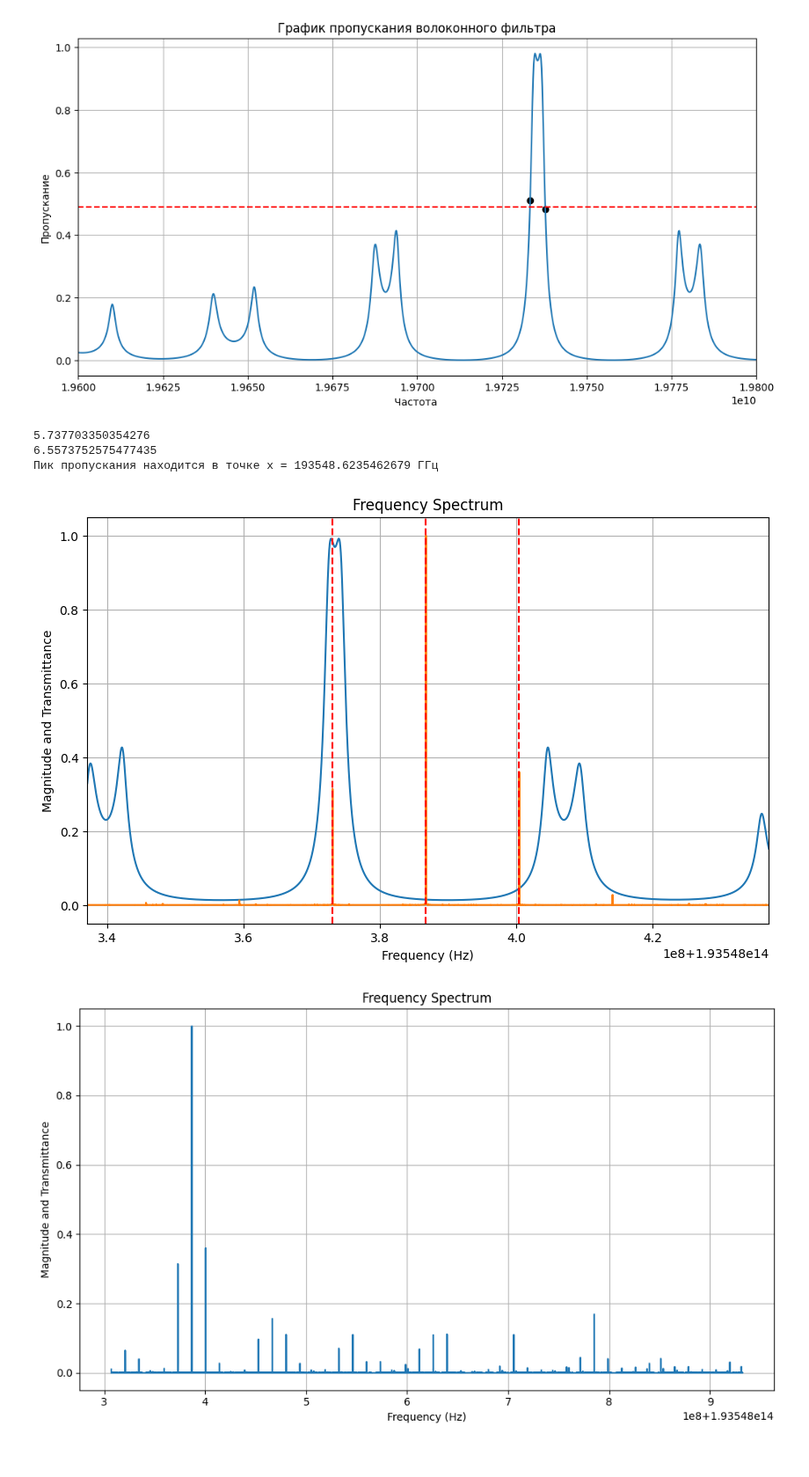
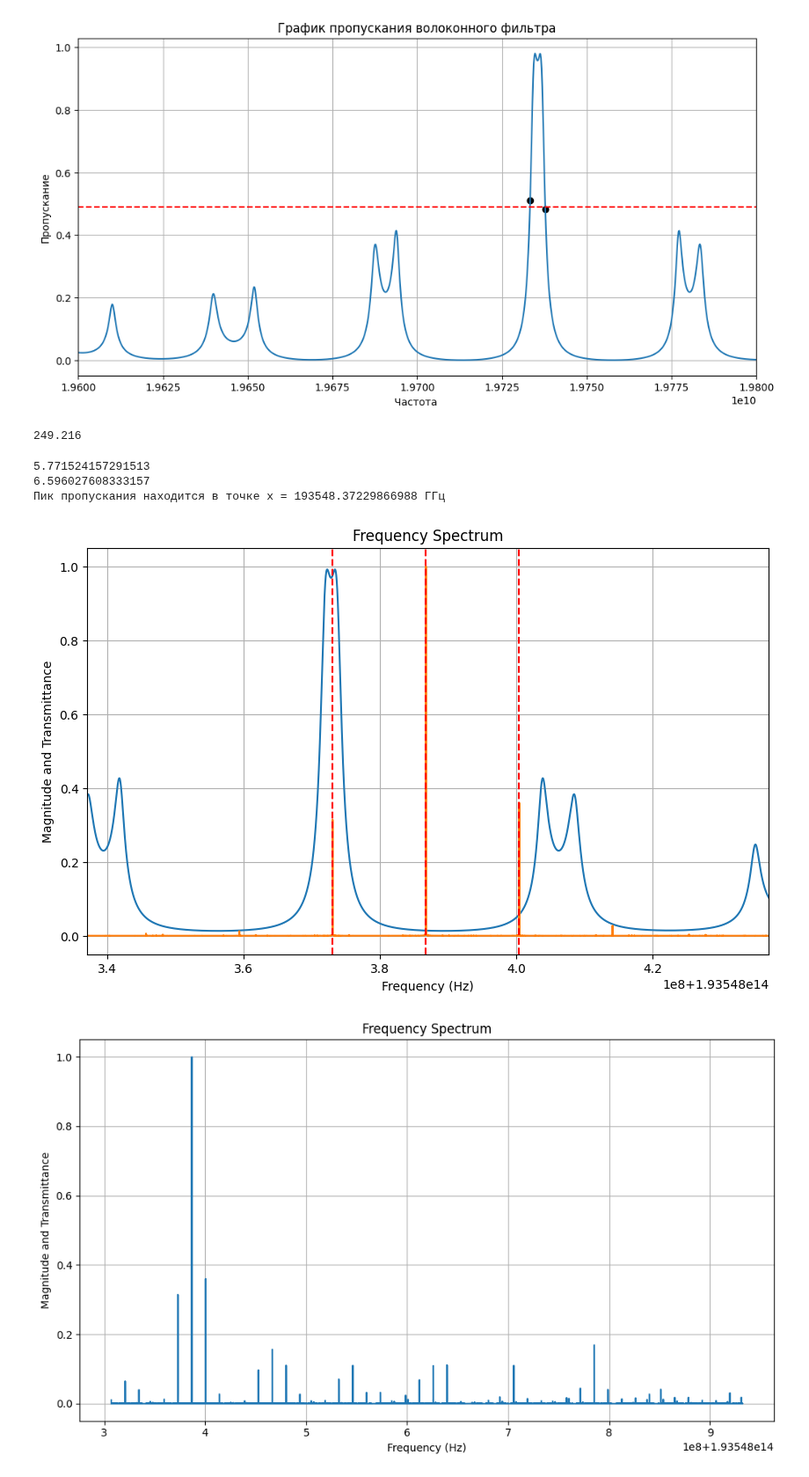
Before and after one commit to Orange-spearow/Finally_praktika, a Jupyter notebook: Подбор волоконных фильтров 3.ipynb, the cells around one changed output. Shown at 88% size. Cells and saved outputs as stored; diff of their text form; code cells hidden in the pictures.

```diff
--- a/Подбор волоконных фильтров 3.ipynb
+++ b/Подбор волоконных фильтров 3.ipynb
@@ -137,11 +137,13 @@ def a(FSR):
     max_x_value = freq[max_peak_index]
     return max_x_value
 def b(freq):
-    FSR = 249.893e6
+    FSR = 249.89e6
     while abs((a(FSR)  - (c/h - 14e6))) > 1e6:
         FSR-=0.001e6
     return FSR
 print(b(freq)/1e6)
+# %% [output]
+249.216
 # %%
 import numpy as np
 from scipy.interpolate import interp1d
@@ -203,16 +205,16 @@ h = 1550e-9
 f_Er = c/h
 freq = freq - 80e6 + c/h
 #249.894, 249.944, 250.685
-#250.685
-#5.737703350354276
-#6.5573752575477435
+#249.216
+#5.771524157291513
+#6.596027608333157
 #249.894
 #5.755865144355453
 #6.578131593549089
 #249.944
 #5.7547137134060495
 #6.576815672464056
-FSR = 250.685e6
+FSR = 249.216e6
 c = 3e8
 n = 1.46
 l = 7 * c / (n  * FSR)
@@ -264,35 +266,35 @@ max_x_value = freq[max_peak_index]
 print(f'Пик пропускания находится в точке x = {max_x_value/1e9} ГГц')
 #print(max_x_value - (c/h + 2.0e6))
 
 plt.figure(figsize = (10,6))
 plt.plot(freq, T_values)
 plt.xlim(c/h - 50e6 , c/h + 50e6)
 plt.plot(freq, np.abs(fft_signal_norm))
 plt.axvline(x = c/h -0.35e6 , color = 'red', linestyle = '--')
 #plt.axvline(x = max_x_value  , color = 'red')
 plt.axvline(x = c/h + 13.38e6, color = 'red', linestyle = '--')
 plt.axvline(x = c/h - 14e6, color = 'red', linestyle = '--')
 #plt.xticks(np.arange(min(freq) , max(freq), 50e7))
 plt.xlabel('Frequency (Hz)')
 plt.ylabel('Magnitude and Transmittance')
 plt.title('Frequency Spectrum')
 plt.grid()
 #plt.tight_layout()
 
 plt.figure(figsize = (10,6))
 plt.plot(freq, np.abs(fft_signal_norm))
 #plt.scatter( [c[0] for c in max_peaks],[c[1] for c in max_peaks], color='k')  # точки пересечения
 #plt.xlim(40e6, 120e6)  # отображение только положительных частот
 plt.xlabel('Frequency (Hz)')
 plt.ylabel('Magnitude and Transmittance')
 plt.title('Frequency Spectrum')
 plt.grid(True)
 
 plt.tight_layout()
 plt.show()
 # %% [output]
-5.737703350354276
-6.5573752575477435
-Пик пропускания находится в точке x = 193548.6235462679 ГГц
+5.771524157291513
+6.596027608333157
+Пик пропускания находится в точке x = 193548.37229866988 ГГц
-[figure, old version]
+[figure, new version]
 [figure]
```
Also changed, not shown: 1 other file.
